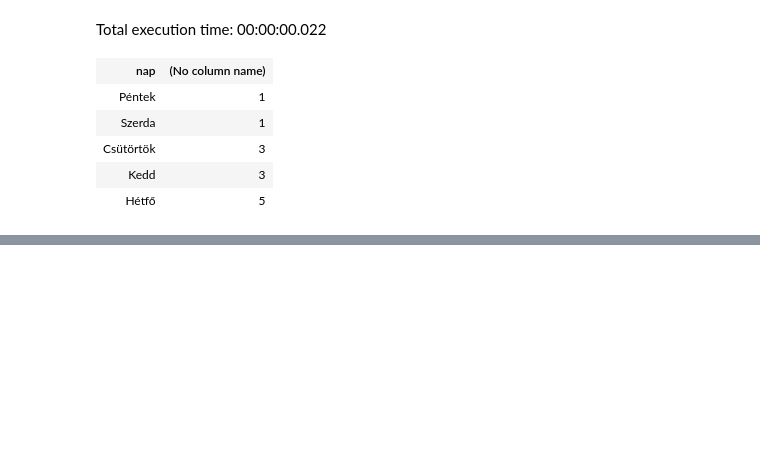
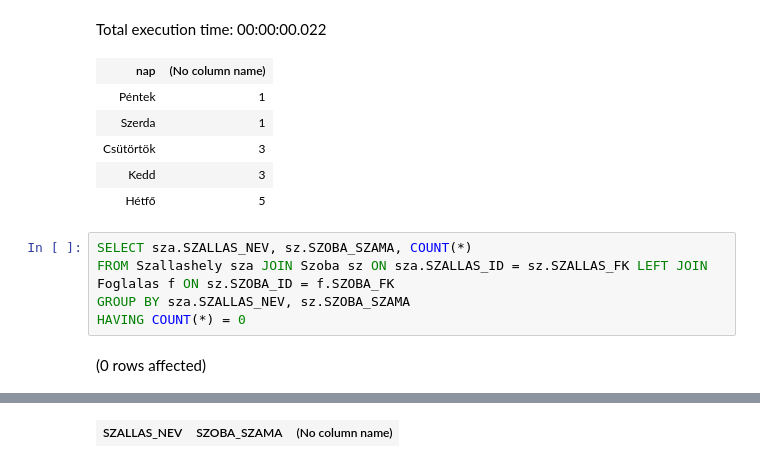
Before and after one commit to szentebalint0/AdatBG02, a Jupyter notebook: gyakorlat03_feladatok.ipynb, the cells around one changed output, grey strips where cells are left out. Saved outputs shown, nothing was run; the diff lists cells and outputs as text; blank space fills up the shorter version.

```diff
--- a/gyakorlat03_feladatok.ipynb
+++ b/gyakorlat03_feladatok.ipynb
@@ -334,3 +334,10 @@ Total execution time: 00:00:00.022
 | Csütörtök | 3 |
 | Kedd | 3 |
 | Hétfő | 5 |
+# %%
+SELECT sza.SZALLAS_NEV, sz.SZOBA_SZAMA, COUNT(*)
+FROM Szallashely sza JOIN Szoba sz ON sza.SZALLAS_ID = sz.SZALLAS_FK LEFT JOIN Foglalas f ON sz.SZOBA_ID = f.SZOBA_FK
+GROUP BY sza.SZALLAS_NEV, sz.SZOBA_SZAMA
+HAVING COUNT(*) = 0
+# %% [output]
+(0 rows affected)
@@ -336,0 +345 @@ Total execution time: 00:00:00.022
+| SZALLAS_NEV | SZOBA_SZAMA | (No column name) |
```
Also changed, not shown: parts of 1 cell of this notebook.
